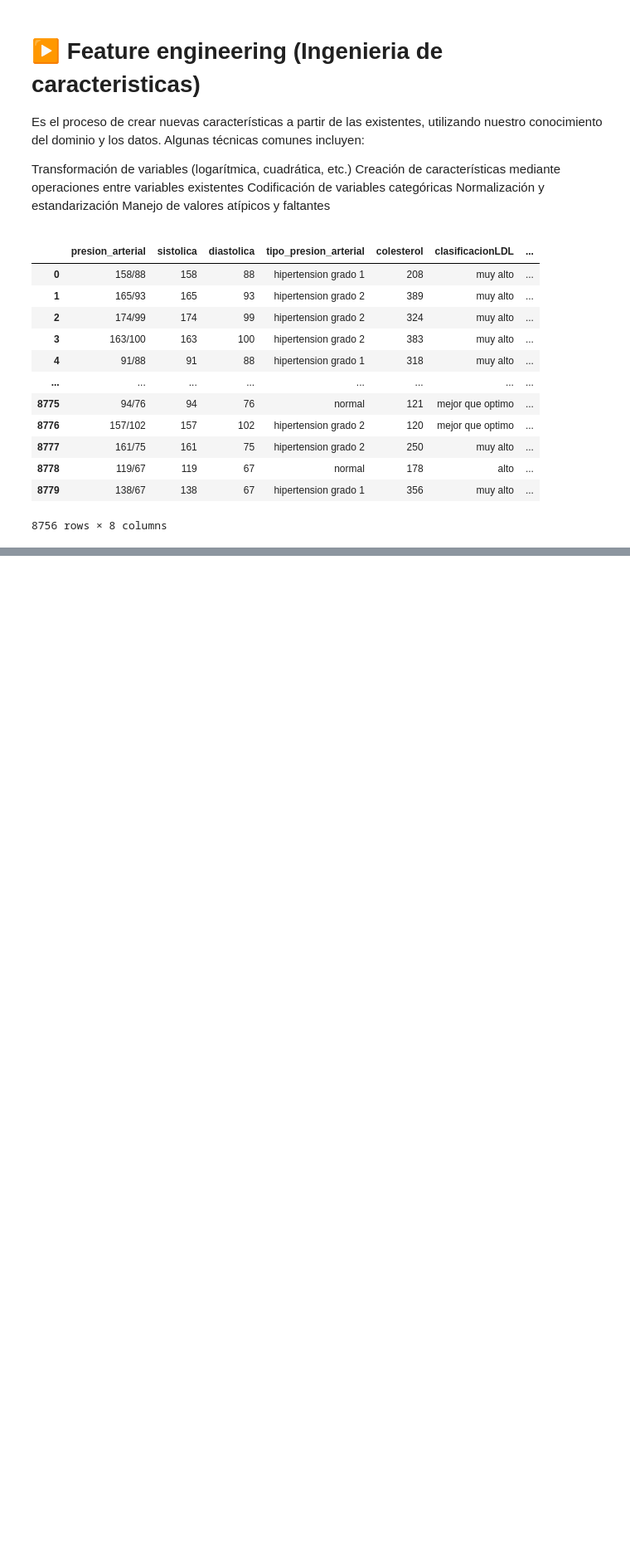
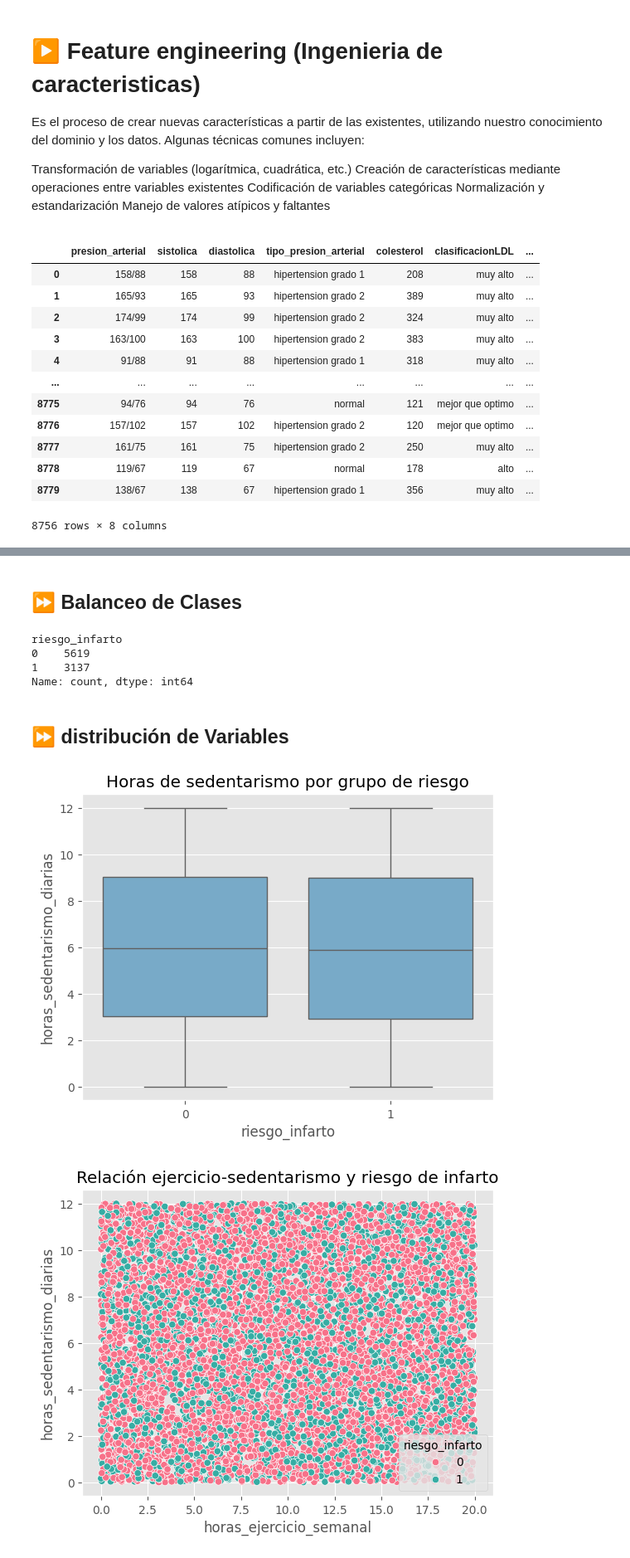
Before and after one commit to nueveonce/DS-Etapa-2-final, a Jupyter notebook: Proyecto_Final_Toledo_Roberto.ipynb, the cells around one changed output, grey strips where cells are left out. Shown at 83% size. Drawn from its saved outputs; the diff is of its cells as text; code cells hidden in the pictures; blank space fills up the shorter version.

```diff
--- a/Proyecto_Final_Toledo_Roberto.ipynb
+++ b/Proyecto_Final_Toledo_Roberto.ipynb
@@ -902,0 +888,44 @@ print(coeficientes)
+# %%
+#. Creación de variable compuesta "estilo_de_vida_riesgo" (combina sedentarismo, bajo ejercicio y obesidad)
+df['estilo_de_vida_riesgo'] = (
+    (df['horas_sedentarismo_diarias'] > df['horas_sedentarismo_diarias'].median()) &  # Alto sedentarismo
+    (df['horas_ejercicio_semanal'] < df['horas_ejercicio_semanal'].median()) &       # Bajo ejercicio
+    (df['obesidad'] == 1)                                                            # Obesidad
+).astype(int)  # 1: Cumple criterios de riesgo, 0: No cumple
+# %% [markdown]
+## ⏩ Balanceo de Clases
+# %%
+from sklearn.utils import resample
+
+# Verificar balance de clases
+print(df['riesgo_infarto'].value_counts())
+
+# Opción 1: Balancear con class_weight (en modelos)
+# Opción 2: Sobremuestreo de la clase minoritaria (ej: SMOTE)
+from imblearn.over_sampling import SMOTE
+
+X = df[['horas_sedentarismo_diarias', 'horas_ejercicio_semanal', 'obesidad']]
+y = df['riesgo_infarto']
+
+smote = SMOTE(random_state=42)
+X_balanced, y_balanced = smote.fit_resample(X, y)
+# %% [output]
+riesgo_infarto
+0    5619
+1    3137
+Name: count, dtype: int64
+# %% [markdown]
+## ⏩ distribución de Variables
+# %%
+# Boxplot: Horas sedentarismo vs riesgo_infarto
+sns.boxplot(x='riesgo_infarto', y='horas_sedentarismo_diarias', data=df)
+plt.title("Horas de sedentarismo por grupo de riesgo")
+plt.show()
+
+# Scatter: Ejercicio semanal vs sedentarismo (coloreado por riesgo)
+sns.scatterplot(x='horas_ejercicio_semanal', y='horas_sedentarismo_diarias', hue='riesgo_infarto', data=df)
+plt.title("Relación ejercicio-sedentarismo y riesgo de infarto")
+plt.show()
+# %% [output]
+[figure, added]
+[figure, added]
```
Also changed, not shown: parts of 46 cells of this notebook.
